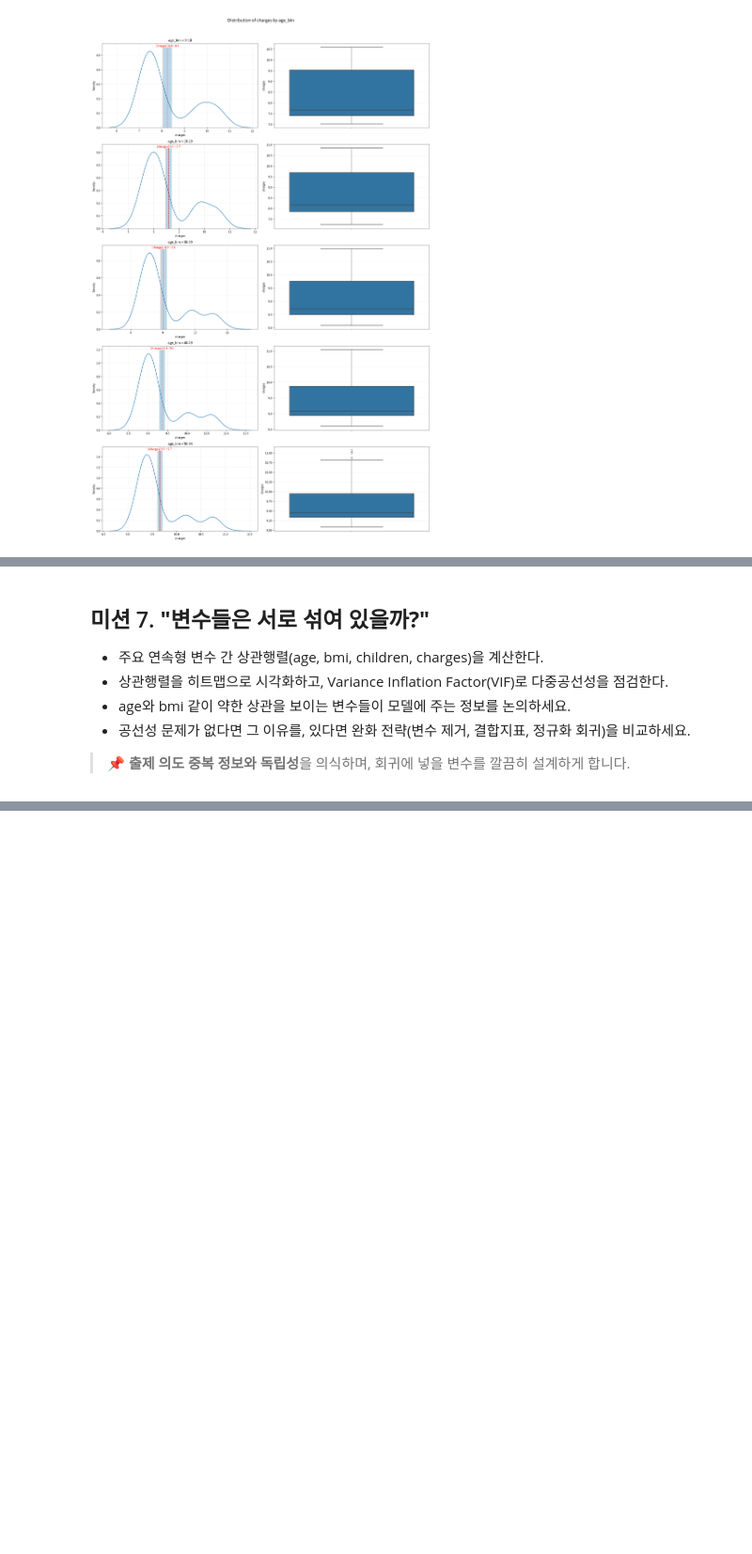
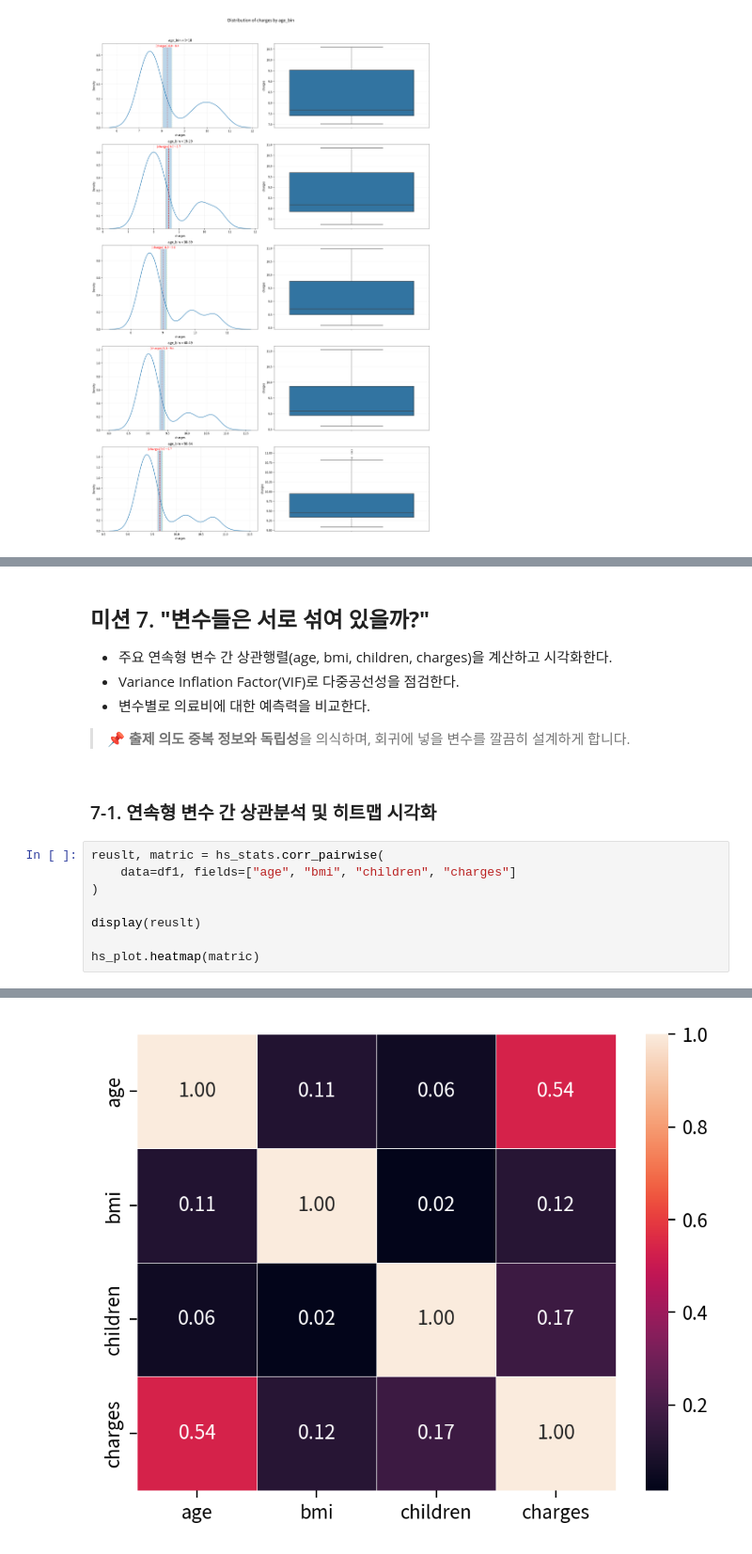
Before and after one commit to leekh4232/hossam-py, a Jupyter notebook: work.ipynb, the cells around one changed output, grey strips where cells are left out. Shown at 94% size. Saved outputs shown, nothing was run; the diff lists cells and outputs as text; blank space fills up the shorter version.

```diff
--- a/work.ipynb
+++ b/work.ipynb
@@ -474,10 +727,20 @@ hs_plot.distribution_plot(df3, "charges", hue="age_bin")
 # %% [markdown]
 ## 미션 7. **"변수들은 서로 섞여 있을까?"**
 
-- 주요 연속형 변수 간 상관행렬(age, bmi, children, charges)을 계산한다.
-- 상관행렬을 히트맵으로 시각화하고, Variance Inflation Factor(VIF)로 다중공선성을 점검한다.
-- age와 bmi 같이 약한 상관을 보이는 변수들이 모델에 주는 정보를 논의하세요.
-- 공선성 문제가 없다면 그 이유를, 있다면 완화 전략(변수 제거, 결합지표, 정규화 회귀)을 비교하세요.
+- 주요 연속형 변수 간 상관행렬(age, bmi, children, charges)을 계산하고 시각화한다.
+- Variance Inflation Factor(VIF)로 다중공선성을 점검한다.
+- 변수별로 의료비에 대한 예측력을 비교한다.
 
 > 📌 **출제 의도**
 > **중복 정보와 독립성**을 의식하며, 회귀에 넣을 변수를 깔끔히 설계하게 합니다.
+# %% [markdown]
+### 7-1. 연속형 변수 간 상관분석 및 히트맵 시각화
+# %%
+reuslt, matric = hs_stats.corr_pairwise(
+    data=df1, fields=["age", "bmi", "children", "charges"]
+)
+
+display(reuslt)
+
+hs_plot.heatmap(matric)
+# %% [output]
@@ -483,0 +754 @@ hs_plot.distribution_plot(df3, "charges", hue="age_bin")
+[figure, added]
```
Also changed, not shown: parts of 60 cells of this notebook, 7 other files.
